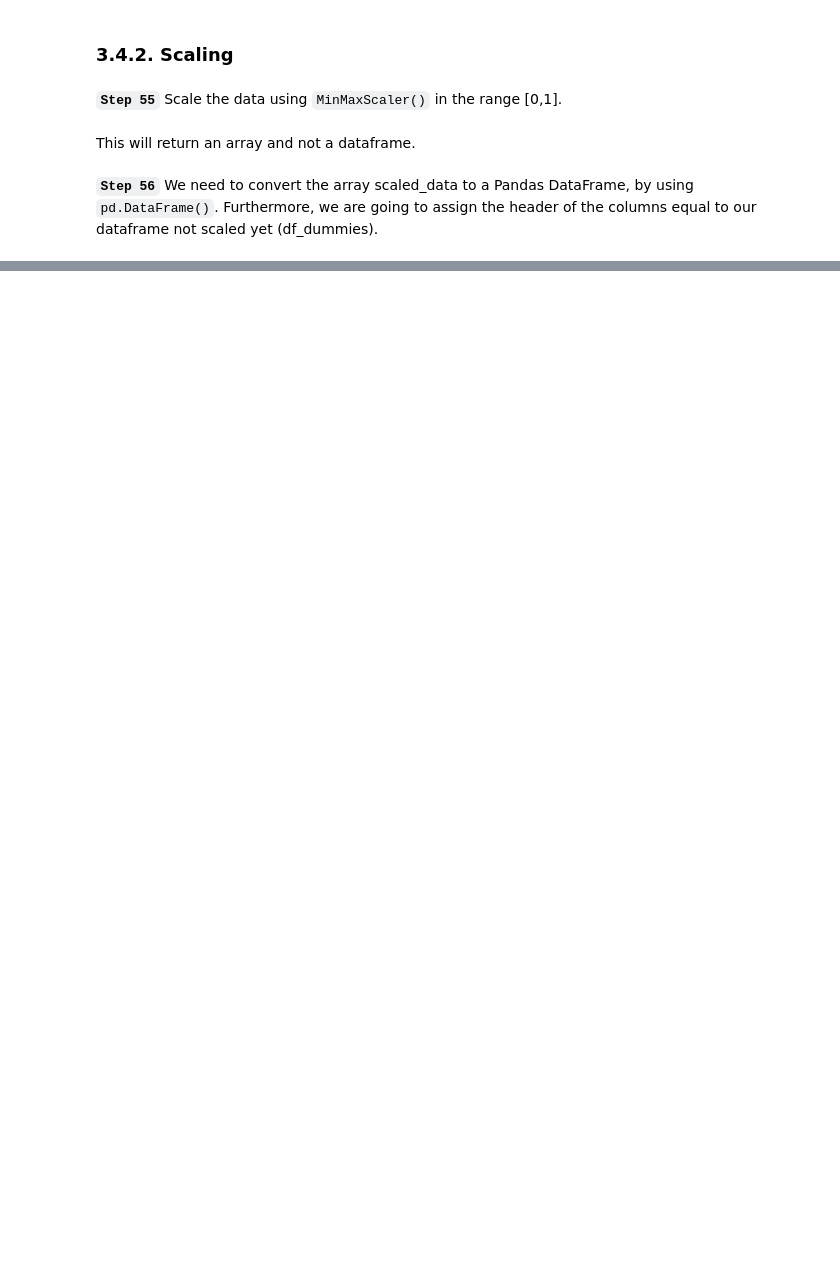
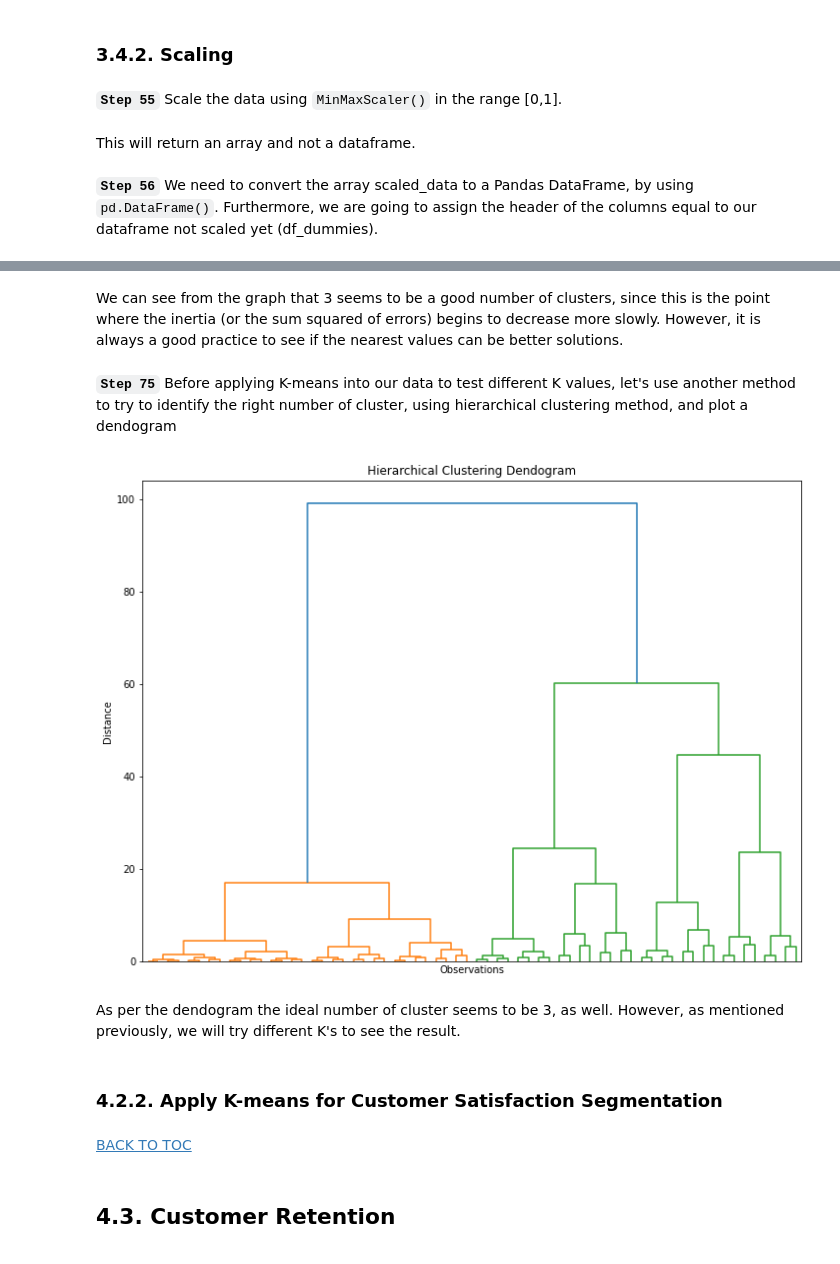
Before and after one commit to Ricardodpalmeida/DSML, a Jupyter notebook: 202122_Cluster_Group04_Notebook.ipynb, the cells around one changed output, grey strips where cells are left out. Drawn from its saved outputs; the diff is of its cells as text; code cells hidden in the pictures; blank space fills up the shorter version.

```diff
--- a/202122_Cluster_Group04_Notebook.ipynb
+++ b/202122_Cluster_Group04_Notebook.ipynb
@@ -1324,0 +1665,31 @@ dft_cleaned['Year_Birth'][dft['Year_Birth'].isna()]
+# %% [markdown]
+We can see from the graph that 3 seems to be a good number of clusters, since this is the point where the inertia (or the sum squared of errors) begins to decrease more slowly. However, it is always a good practice to see if the nearest values can be better solutions.
+# %% [markdown]
+__`Step 75`__ Before applying K-means into our data to test different K values, let's use another method to try to identify the right number of cluster, using hierarchical clustering method, and plot a dendogram
+# %%
+hier_clust = linkage(customer, method = 'ward')
+plt.figure(figsize = (12,9))
+plt.title('Hierarchical Clustering Dendogram')
+plt.xlabel('Observations')
+plt.ylabel('Distance')
+dendrogram(hier_clust,
+         truncate_mode = 'level',
+         p=5,
+         show_leaf_counts= False,
+         no_labels= True)
+
+
+plt.show()
+# %% [output]
+[figure, added]
+# %% [markdown]
+As per the dendogram the ideal number of cluster seems to be 3, as well. However, as mentioned previously, we will try different K's to see the result.
+# %% [markdown]
+<a id='kmeans2'></a>
+
+### 4.2.2. Apply K-means for Customer Satisfaction Segmentation
+# %% [markdown]
+[BACK TO TOC](#toc)
+# %% [markdown]
+## 4.3. Customer Retention
+<a id = 'ret'></a>
```
Also changed, not shown: parts of 170 cells of this notebook, 7 other files.
